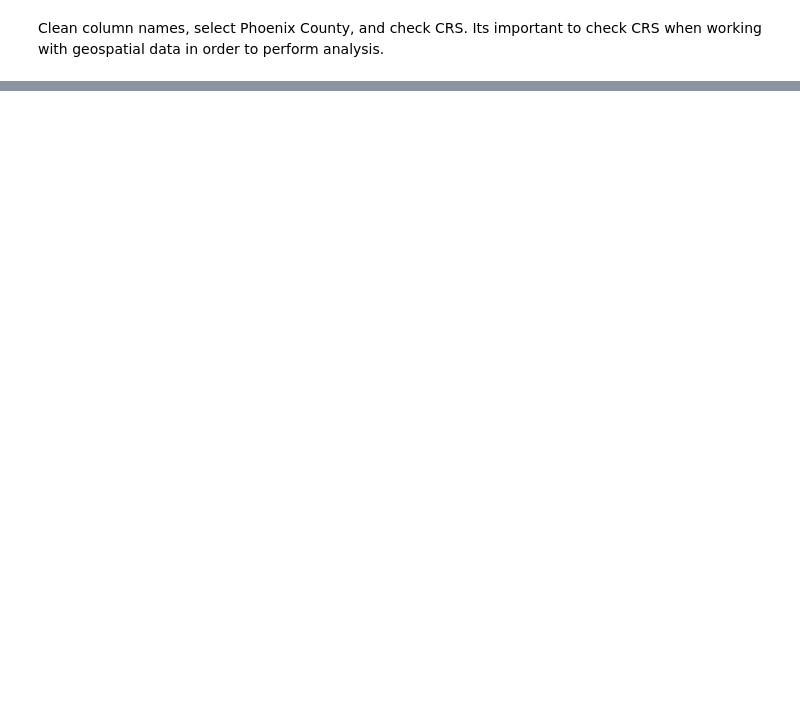
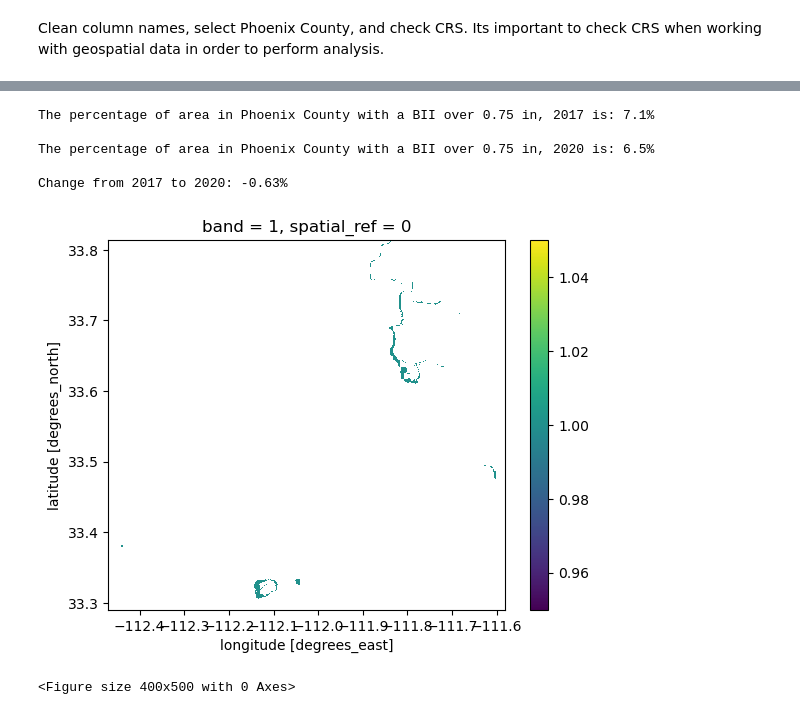
Before and after one commit to IIDonaji/urban-sprawl-biodiversity-phoenix, a Jupyter notebook: BII_Phoenix.ipynb, the cells around one changed output, grey strips where cells are left out. Drawn from its saved outputs; the diff is of its cells as text; code cells hidden in the pictures; blank space fills up the shorter version.

```diff
--- a/BII_Phoenix.ipynb
+++ b/BII_Phoenix.ipynb
@@ -193,0 +270,42 @@ plt.savefig('figures/phoenix_county.png', bbox_inches = "tight", dpi = 100)
+# %%
+# Create a masks to finds the values where for BII >= 0.75
+mask_2017 = (phoenix_clip_2017 >= 0.75).astype(int)
+mask_2020 = (phoenix_clip_2020 >= 0.75).astype(int)
+
+# Find the count for area in year in 2017 and 2020
+count_2017 = phoenix_clip_2017.count().item()
+count_2020 = phoenix_clip_2020.count().item()
+
+pixels_2017 = mask_2017.sum().item()
+pixels_2020 = mask_2020.sum().item()
+
+# Calculate percentage of area with BII >= 0.75
+percent_2017 = (pixels_2017 / count_2017) * 100
+percent_2020 = (pixels_2020 / count_2020) * 100
+
+# viewing percentages:
+pct_text = "The percentage of area in Phoenix County with a BII over 0.75 in"
+print(f"{pct_text}, 2017 is: {percent_2017:.2}%")
+print(f"\n{pct_text}, 2020 is: {percent_2020:.2}%")
+change = percent_2020 - percent_2017
+print(f"\nChange from 2017 to 2020: {change:.2f}%")
+# %% [output]
+The percentage of area in Phoenix County with a BII over 0.75 in, 2017 is: 7.1%
+
+The percentage of area in Phoenix County with a BII over 0.75 in, 2020 is: 6.5%
+
+Change from 2017 to 2020: -0.63%
+# %%
+# Create a difference mask to identify where status changed between two years
+diff_mask = mask_2017 ^ mask_2020
+
+# Include only changed pixels and set others to NaN
+loss_numeric = diff_mask.where(diff_mask, other = np.nan)
+
+# Plot loss areas to visualize where BII changed
+loss_numeric.plot()
+plt.figure(figsize=(4,5))
+plt.show()
+# %% [output]
+[figure, added]
+<Figure size 400x500 with 0 Axes>
```
Also changed, not shown: parts of 15 cells of this notebook, 1 other file.
